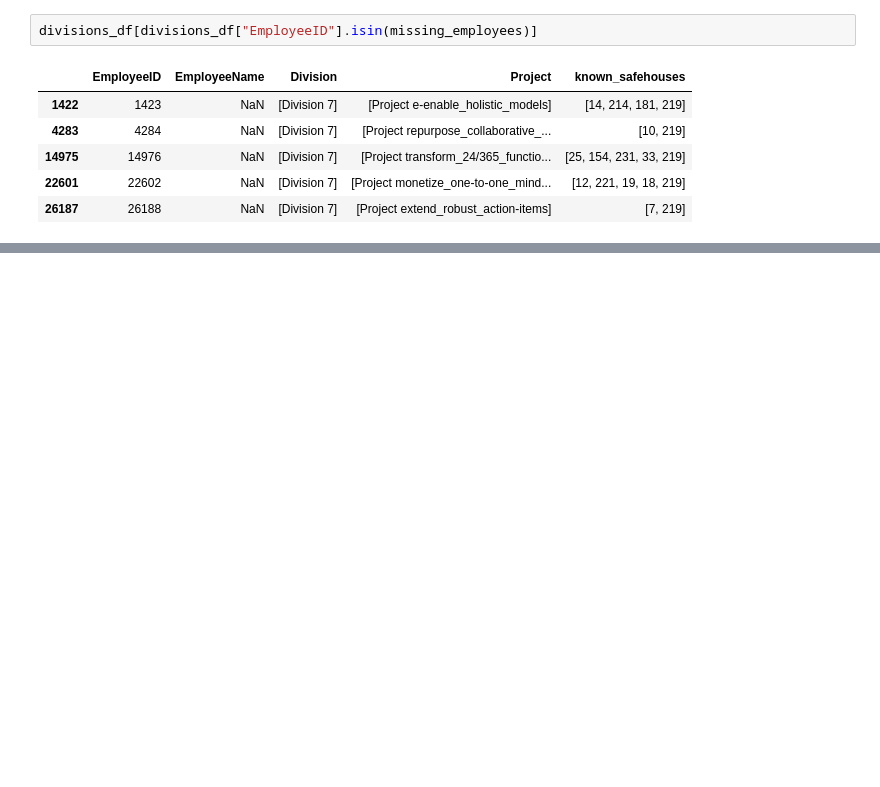
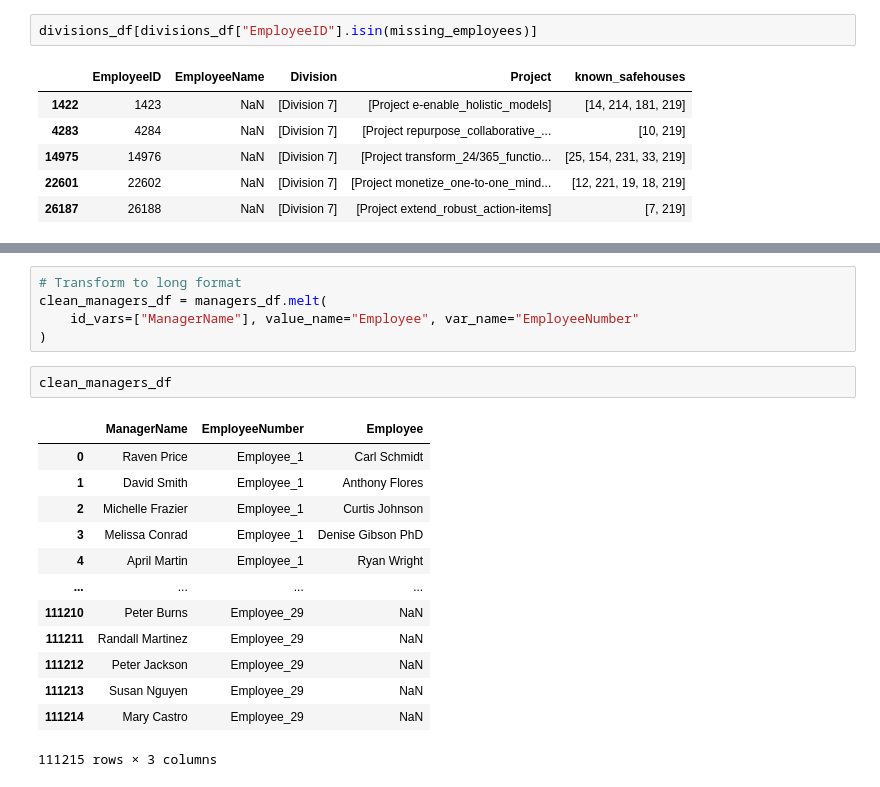
Before and after one commit to datonic/datadex, a Jupyter notebook: notebooks/brlda.ipynb, the cells around one changed output, grey strips where cells are left out. Drawn from its saved outputs; the diff is of its cells as text; blank space fills up the shorter version.

```diff
--- a/notebooks/brlda.ipynb
+++ b/notebooks/brlda.ipynb
@@ -101,0 +159,21 @@ safehouses_map
+# %%
+# Transform to long format
+clean_managers_df = managers_df.melt(
+    id_vars=["ManagerName"], value_name="Employee", var_name="EmployeeNumber"
+)
+# %%
+clean_managers_df
+# %% [output]
+|  | ManagerName | EmployeeNumber | Employee |
+| 0 | Raven Price | Employee_1 | Carl Schmidt |
+| 1 | David Smith | Employee_1 | Anthony Flores |
+| 2 | Michelle Frazier | Employee_1 | Curtis Johnson |
+| 3 | Melissa Conrad | Employee_1 | Denise Gibson PhD |
+| 4 | April Martin | Employee_1 | Ryan Wright |
+| ... | ... | ... | ... |
+| 111210 | Peter Burns | Employee_29 | NaN |
+| 111211 | Randall Martinez | Employee_29 | NaN |
+| 111212 | Peter Jackson | Employee_29 | NaN |
+| 111213 | Susan Nguyen | Employee_29 | NaN |
+| 111214 | Mary Castro | Employee_29 | NaN |
+111215 rows × 3 columns
```
Also changed, not shown: parts of 25 cells of this notebook.
